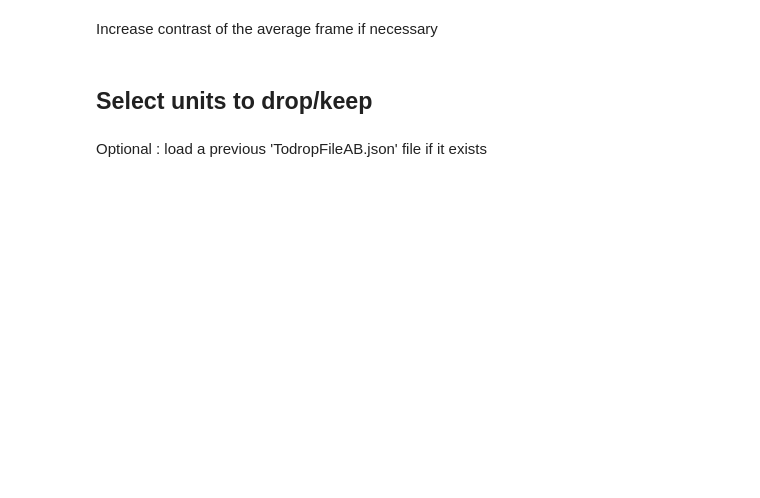
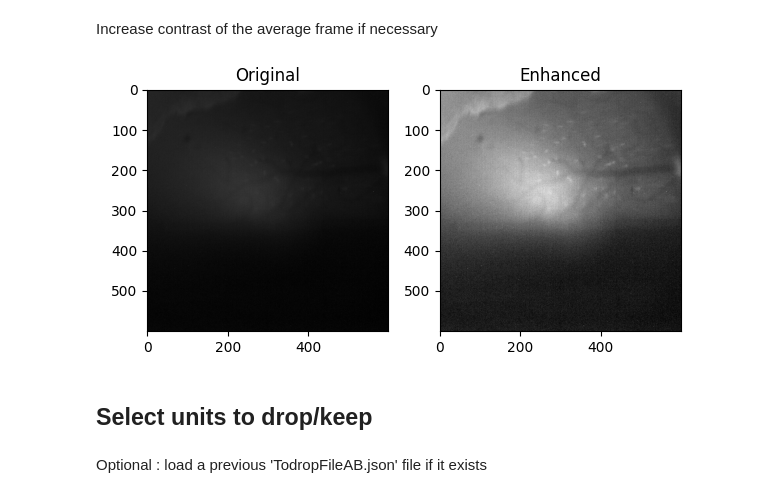
Before and after one commit to melodieborel/HayLabAnalysis, a Jupyter notebook: python/MINI_3_validate_minian_results.ipynb, the cells around one changed output. Cells and saved outputs as stored; diff of their text form; code cells hidden in the pictures; blank space fills up the shorter version.

```diff
--- a/python/MINI_3_validate_minian_results.ipynb
+++ b/python/MINI_3_validate_minian_results.ipynb
@@ -160,23 +175,25 @@ Increase contrast of the average frame if necessary
 # %%
 if video_in_folder:
     # Increase contrast and brightness
-    alpha = 3 # Contrast control (>1 increases contrast)
-    beta = 0   # Brightness control (>0 increases brightness)
+    alpha = 4 # Contrast control (>1 increases contrast)
+    beta = 2   # Brightness control (>0 increases brightness)
 
     enhanced_frame = cv2.convertScaleAbs(avg_frame, alpha=alpha, beta=beta)
 
     # Convert BGR to RGB for Matplotlib
     avg_frame_rgb = cv2.cvtColor(avg_frame, cv2.COLOR_BGR2RGB)
     enhanced_frame_rgb = cv2.cvtColor(enhanced_frame, cv2.COLOR_BGR2RGB)
 
     # Create subplots
     fig, axes = plt.subplots(1, 2, figsize=(6, 3))
     axes[0].imshow(avg_frame_rgb)
     axes[0].set_title("Original")
     axes[1].imshow(enhanced_frame_rgb)
     axes[1].set_title("Enhanced")
     plt.tight_layout()
     plt.show()
+# %% [output]
+[figure, added]
 # %% [markdown]
 ## Select units to drop/keep
 # %% [markdown]
```
Also changed, not shown: parts of 10 cells of this notebook, 8 other files.
